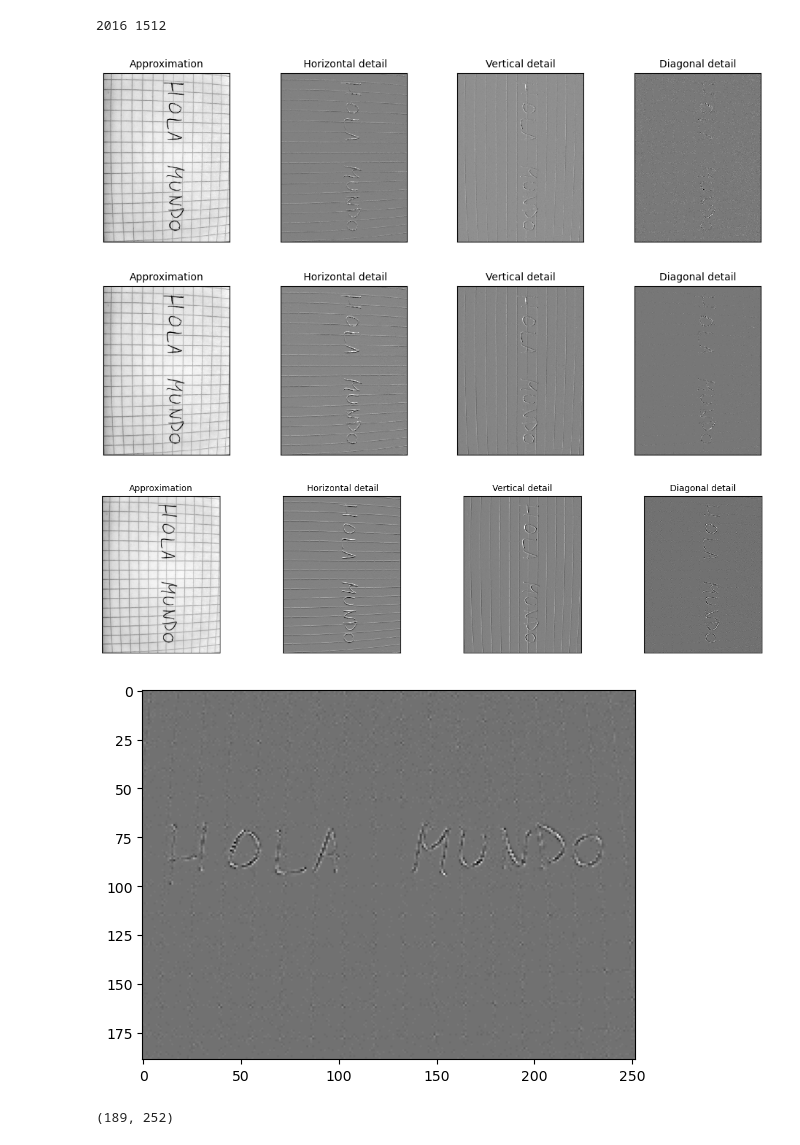
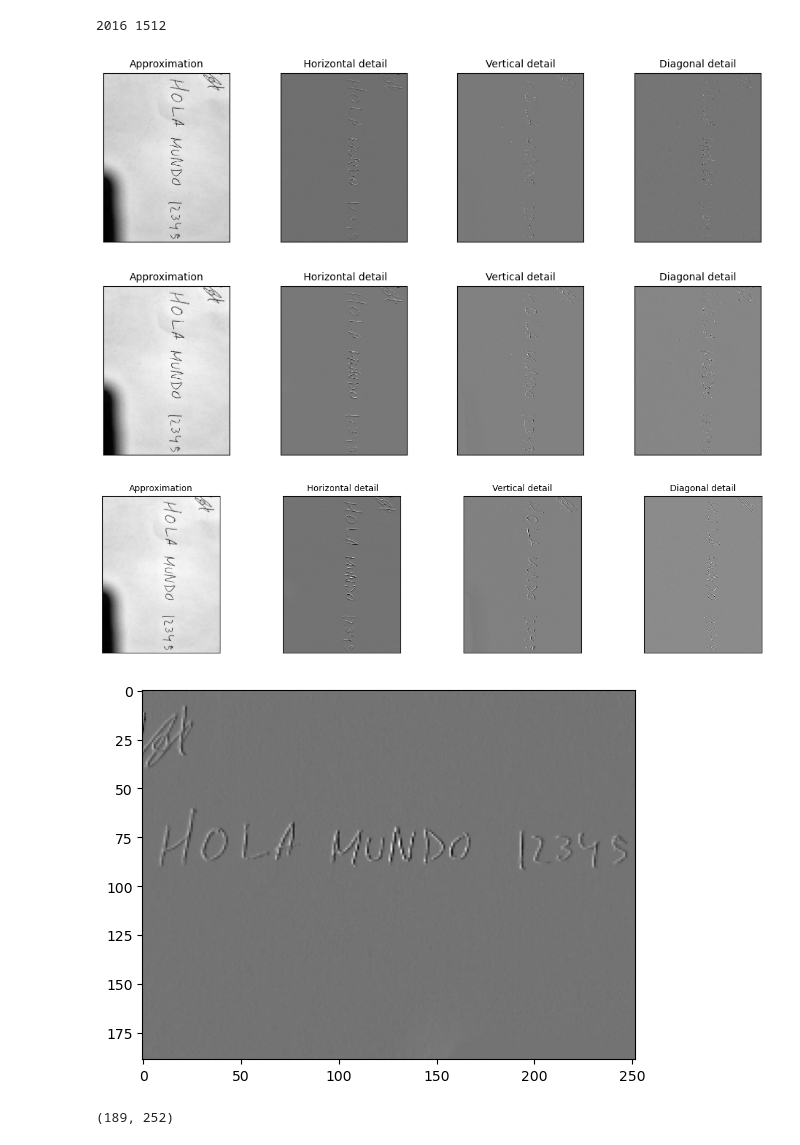
Before and after one commit to ancare2/Trabajo_ReconocimientoTexto, a Jupyter notebook: Prueba_OCRs.ipynb, the cells around one changed output. Drawn from its saved outputs; the diff is of its cells as text; code cells hidden in the pictures.

```diff
--- a/Prueba_OCRs.ipynb
+++ b/Prueba_OCRs.ipynb
@@ -22,7 +22,7 @@ pytesseract.pytesseract.tesseract_cmd = r'C:\Program Files\Tesseract-OCR\tessera
 # %%
 
 # Load image
-original = Image.open("data\images\Hola_Mundo.jpeg")
+original = Image.open("data\images\WhatsApp Image 2023-11-19 at 17.21.41.jpeg")
 # %%
 grayscale_original = original.convert("L")
 LL = np.array(grayscale_original)
@@ -50,18 +50,18 @@ for j in range(0, num_it):
 fig.tight_layout()
 plt.show()
 # %% [output]
-[figure, old version]
+[figure, new version]
-[figure, old version]
+[figure, new version]
-[figure, old version]
+[figure, new version]
 # %%
 #cojo HH porque he escrito sobre una libreta de cuadritos y así me quito las líneas, lo suyo sería escribir sobre blanco y pillar HL o LH
-HHR = rotate(HH, 90, reshape = True) #rota la imagen
+HHR = rotate(LH, 90, reshape = True) #rota la imagen (opcional)
 plt.imshow(HHR, cmap='gray')
 plt.show()
 
 imagen_OCR = HHR.copy()
 # %% [output]
-[figure, old version]
+[figure, new version]
 # %%
 print(imagen_OCR.shape)
 # %% [output]
```
Also changed, not shown: parts of 9 cells of this notebook, 1 other file.
